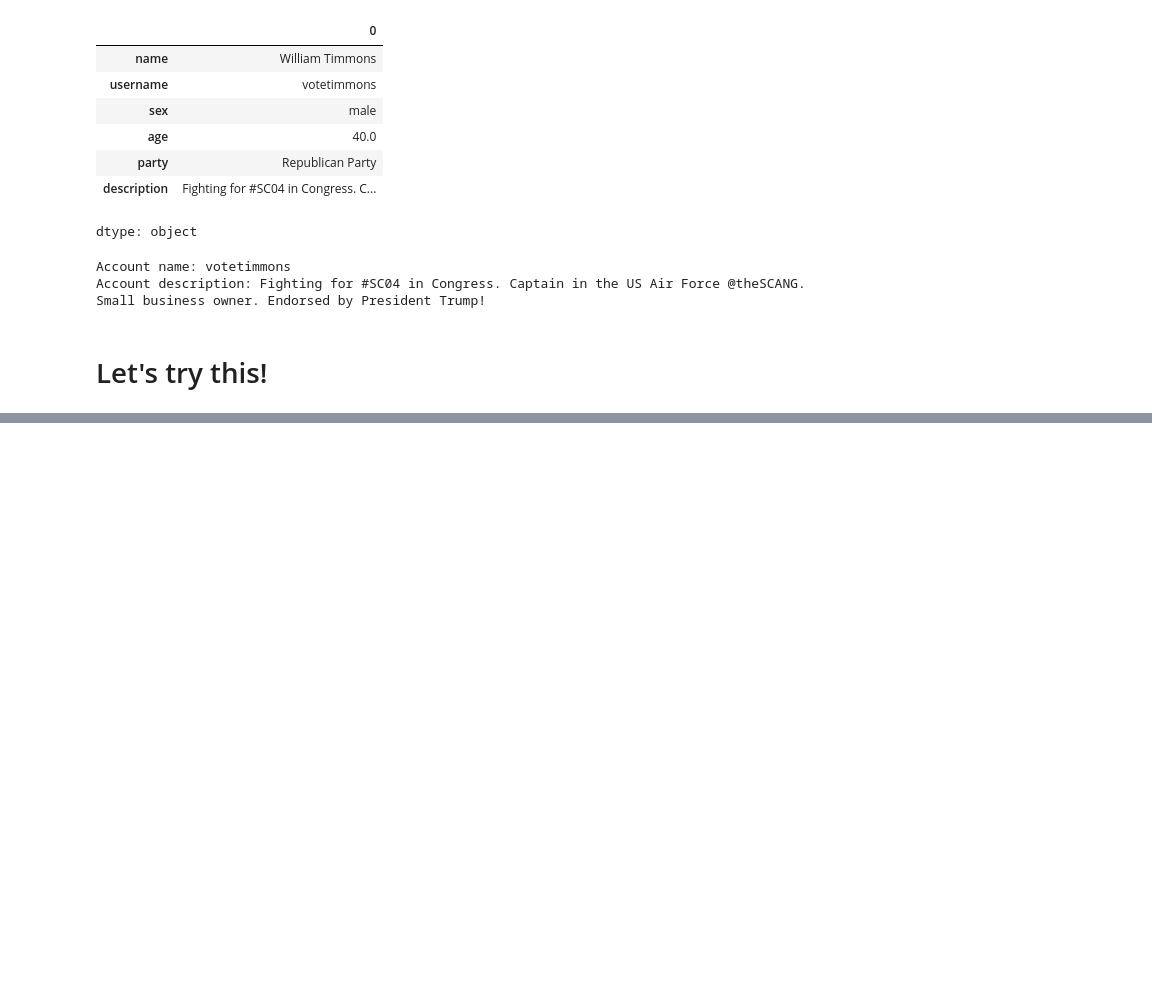
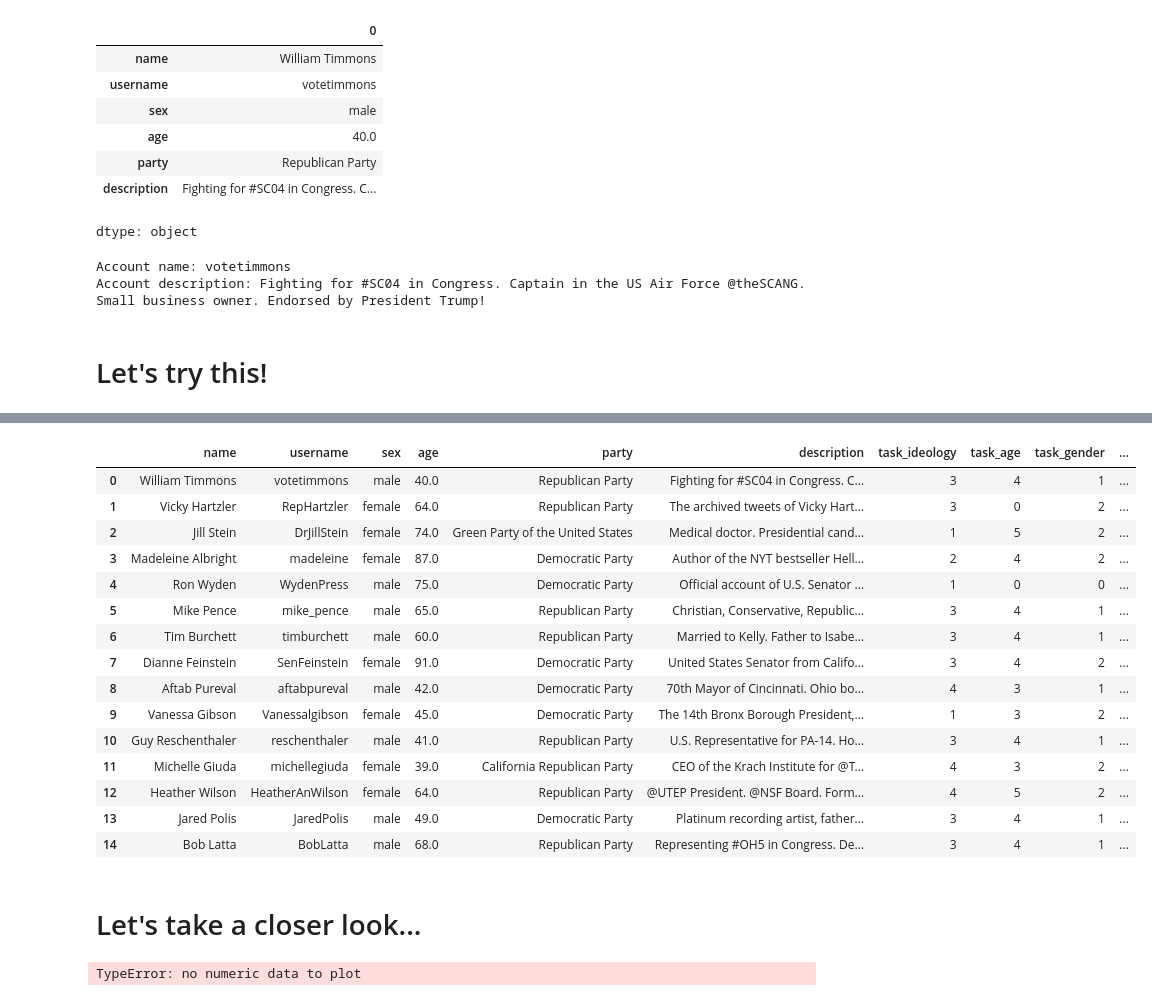
Before and after one commit to mickaeltemporao/workshop-ai-augmented-data, a Jupyter notebook: notebooks/03-ai-driven-data-augmentation.ipynb, the cells around one changed output, grey strips where cells are left out. Drawn from its saved outputs; the diff is of its cells as text; code cells hidden in the pictures; blank space fills up the shorter version.

```diff
--- a/notebooks/03-ai-driven-data-augmentation.ipynb
+++ b/notebooks/03-ai-driven-data-augmentation.ipynb
@@ -206,0 +218,19 @@ def main():
+# %%
+df
+# %% [output]
+|  | name | username | sex | age | party | description | task_ideology | task_age | task_gender | ... |
+| 0 | William Timmons | votetimmons | male | 40.0 | Republican Party | Fighting for #SC04 in Congress. C... | 3 | 4 | 1 | ... |
+| 1 | Vicky Hartzler | RepHartzler | female | 64.0 | Republican Party | The archived tweets of Vicky Hart... | 3 | 0 | 2 | ... |
+| 2 | Jill Stein | DrJillStein | female | 74.0 | Green Party of the United States | Medical doctor. Presidential cand... | 1 | 5 | 2 | ... |
+| 3 | Madeleine Albright | madeleine | female | 87.0 | Democratic Party | Author of the NYT bestseller Hell... | 2 | 4 | 2 | ... |
+| 4 | Ron Wyden | WydenPress | male | 75.0 | Democratic Party | Official account of U.S. Senator ... | 1 | 0 | 0 | ... |
+| 5 | Mike Pence | mike_pence | male | 65.0 | Republican Party | Christian, Conservative, Republic... | 3 | 4 | 1 | ... |
+| 6 | Tim Burchett | timburchett | male | 60.0 | Republican Party | Married to Kelly. Father to Isabe... | 3 | 4 | 1 | ... |
+| 7 | Dianne Feinstein | SenFeinstein | female | 91.0 | Democratic Party | United States Senator from Califo... | 3 | 4 | 2 | ... |
+| 8 | Aftab Pureval | aftabpureval | male | 42.0 | Democratic Party | 70th Mayor of Cincinnati. Ohio bo... | 4 | 3 | 1 | ... |
+| 9 | Vanessa Gibson | Vanessalgibson | female | 45.0 | Democratic Party | The 14th Bronx Borough President,... | 1 | 3 | 2 | ... |
+| 10 | Guy Reschenthaler | reschenthaler | male | 41.0 | Republican Party | U.S. Representative for PA-14. Ho... | 3 | 4 | 1 | ... |
+| 11 | Michelle Giuda | michellegiuda | female | 39.0 | California Republican Party | CEO of the Krach Institute for @T... | 4 | 3 | 2 | ... |
+| 12 | Heather Wilson | HeatherAnWilson | female | 64.0 | Republican Party | @UTEP President. @NSF Board. Form... | 4 | 5 | 2 | ... |
+| 13 | Jared Polis | JaredPolis | male | 49.0 | Democratic Party | Platinum recording artist, father... | 3 | 4 | 1 | ... |
+| 14 | Bob Latta | BobLatta | male | 68.0 | Republican Party | Representing #OH5 in Congress. De... | 3 | 4 | 1 | ... |
@@ -206,0 +240,2 @@ def main():
+# %% [markdown]
+# Let's take a closer look...
@@ -206,0 +255,4 @@ def main():
+# %%
+make_bar_fig(df)
+# %% [output]
+TypeError: no numeric data to plot
```
Also changed, not shown: parts of 10 cells of this notebook.
